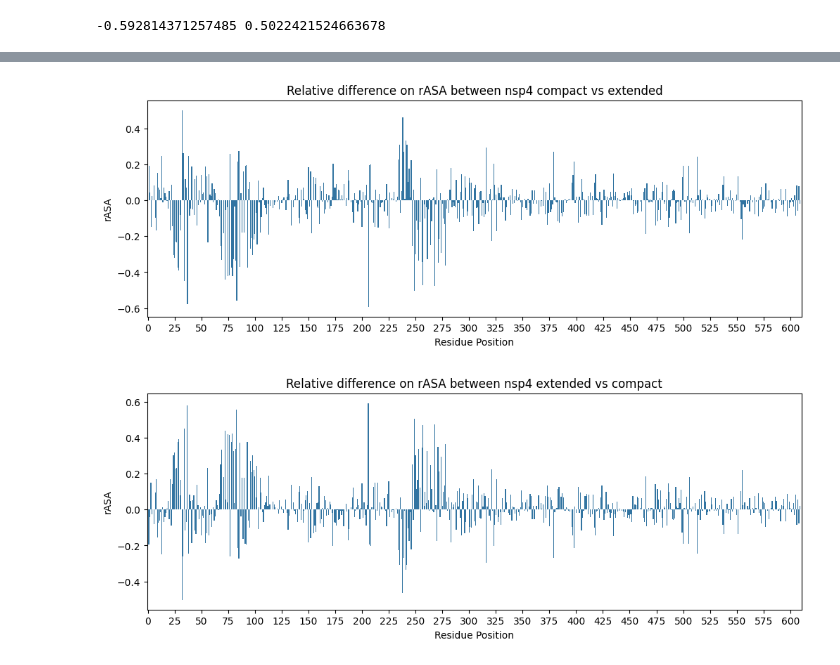
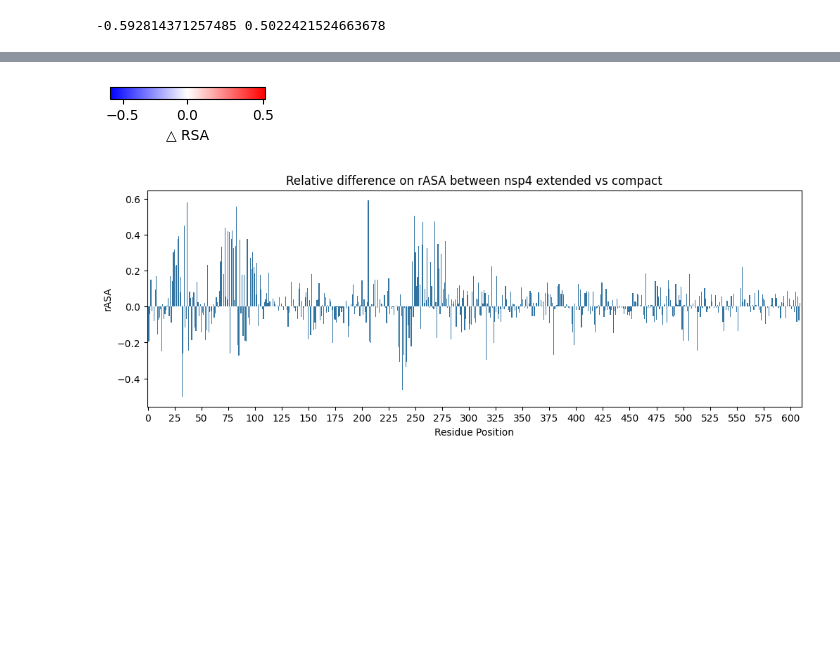
Before and after one commit to ziul-bio/alpnsp, a Jupyter notebook: alphavirus_mapping_neff_to_PDB.ipynb, the cells around one changed output, grey strips where cells are left out. Drawn from its saved outputs; the diff is of its cells as text; code cells hidden in the pictures; blank space fills up the shorter version.

```diff
--- a/alphavirus_mapping_neff_to_PDB.ipynb
+++ b/alphavirus_mapping_neff_to_PDB.ipynb
@@ -894,13 +928,25 @@ plt.show()
-# %%
-plt.figure(figsize=(12, 4))
-plt.title('Relative difference on rASA between nsp4 compact vs extended')
-sns.barplot(x=res_rASA.position, y=res_rASA.rel_comp_rASA)
-plt.ylabel('rASA')
-plt.xlabel('Residue Position')
-plt.xticks(dif.index[::25], dif.index[::25])
-plt.show()
-# %% [output]
-[figure, removed]
+# %%
+from matplotlib.colors import LinearSegmentedColormap, TwoSlopeNorm
+
+# Define the custom color palette
+colors = ["blue", "white", "red"]
+custom_palette = LinearSegmentedColormap.from_list("blue_white_red", colors)
+
+# Create a dummy figure and axis
+fig, ax = plt.subplots(figsize=(2, 0.3))
+fig.subplots_adjust(bottom=0.5)
+
+# Create a colorbar with the custom palette and specified range, centralizing white as zero
+norm = TwoSlopeNorm(vmin=-0.6, vcenter=0, vmax=0.51)
+cbar = fig.colorbar(
+    plt.cm.ScalarMappable(cmap=custom_palette, norm=norm),
+    cax=ax, orientation='horizontal'
+)
+cbar.set_label('\u25B3 RSA')
+plt.savefig('results/rASA/nsP4_compact_RSA_colorbar_v02.png', dpi=600, bbox_inches='tight')
+plt.show()
+# %% [output]
+[figure, added]
 # %%
 # nsP4 compact
 modify_bfactor('data/alphavirus/nsP4_pdb/nsp4-RdRp_compact.pdb', 'data/alphavirus/nsP4_pdb/nsp4-RdRp_compact_rASA_comp_x_ext.pdb', list(res_rASA.rel_comp_rASA))
```
Also changed, not shown: parts of 14 cells of this notebook, 3 other files.
